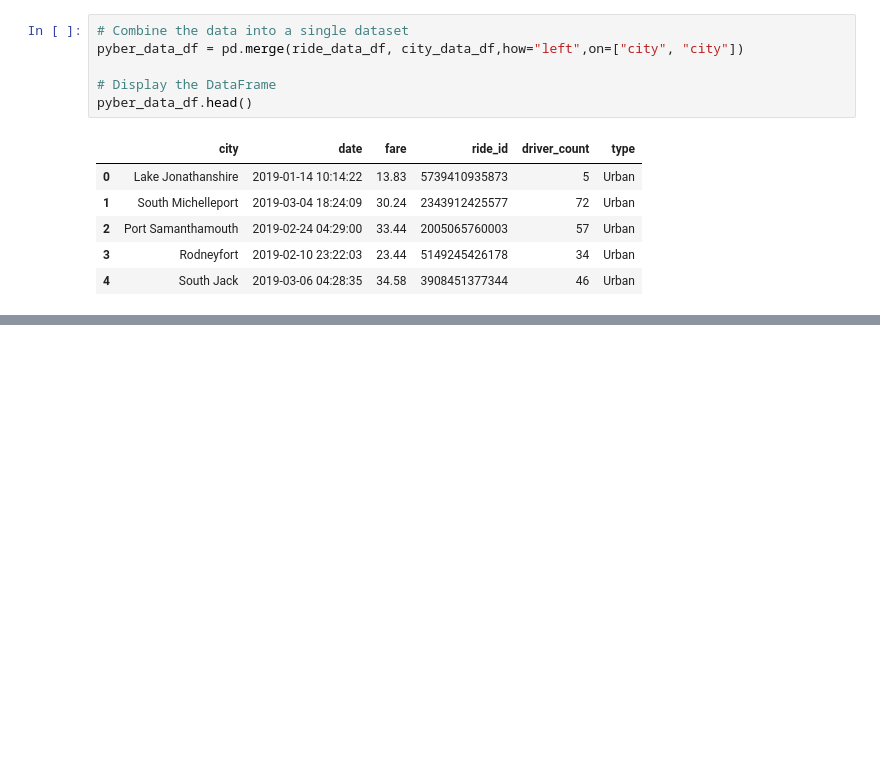
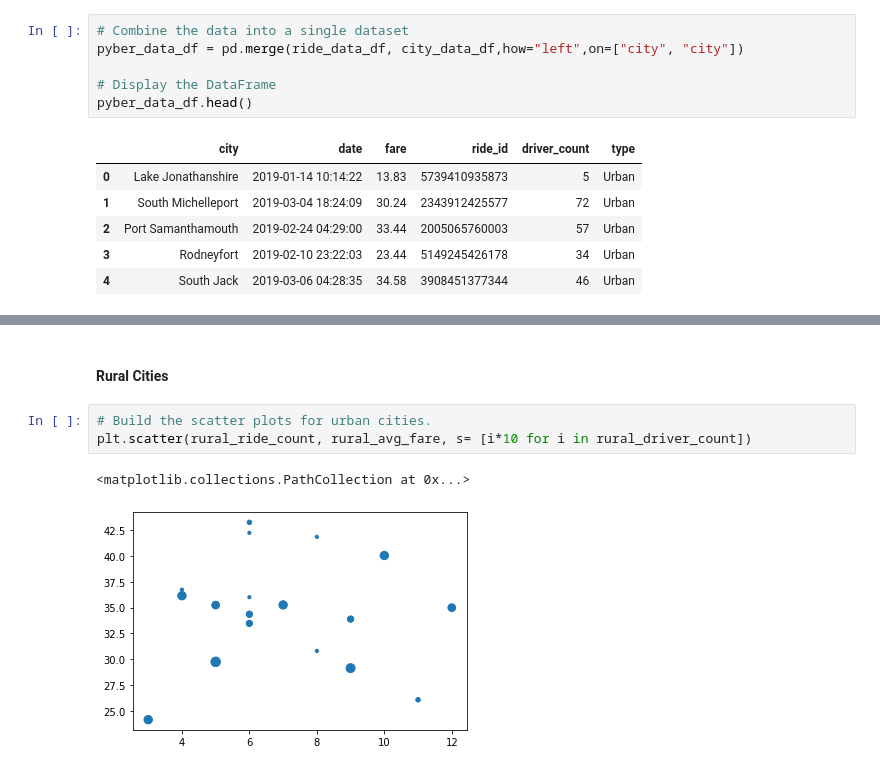
Before and after one commit to markeiabc/PyBer_Analysis, a Jupyter notebook: PyBer.ipynb, the cells around one changed output, grey strips where cells are left out. Saved outputs shown, nothing was run; the diff lists cells and outputs as text; blank space fills up the shorter version.

```diff
--- a/PyBer.ipynb
+++ b/PyBer.ipynb
@@ -144,0 +234,8 @@ pyber_data_df.head()
+# %% [markdown]
+#### Rural Cities
+# %%
+# Build the scatter plots for urban cities.
+plt.scatter(rural_ride_count, rural_avg_fare, s= [i*10 for i in rural_driver_count])
+# %% [output]
+<matplotlib.collections.PathCollection at 0x...>
+[figure, added]
```
Also changed, not shown: parts of 18 cells of this notebook, 1 other file.
